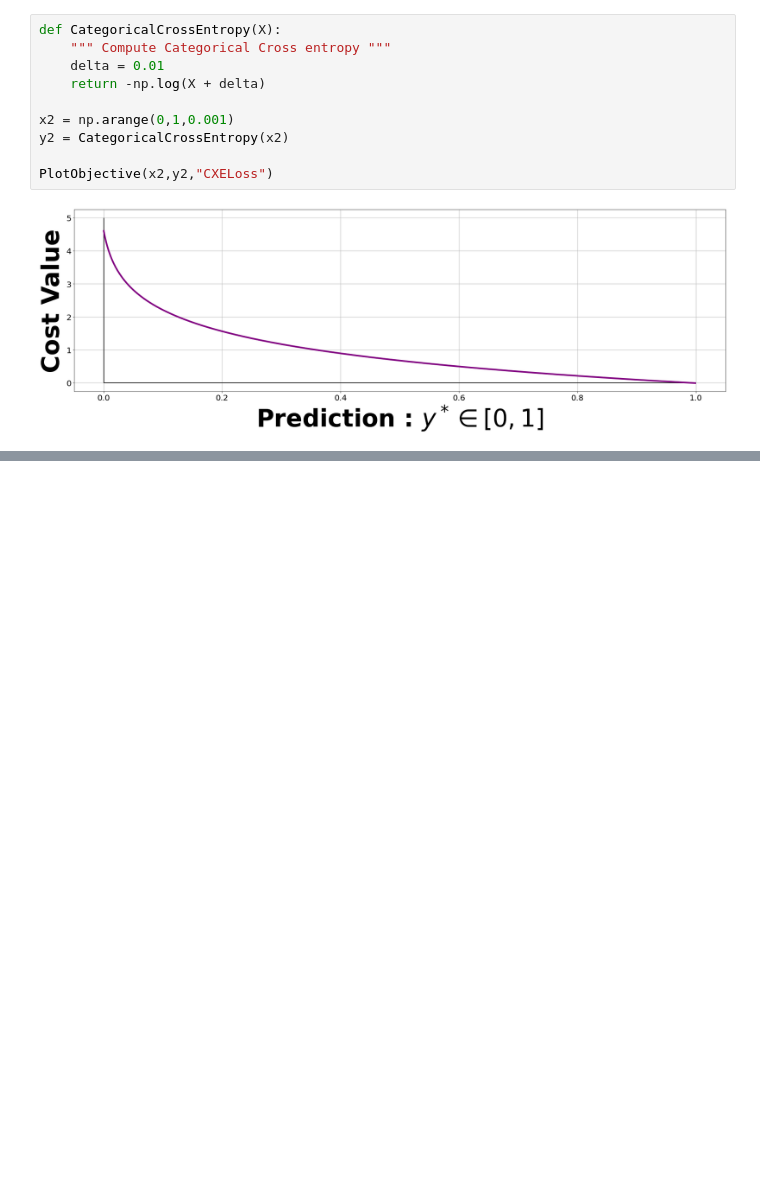
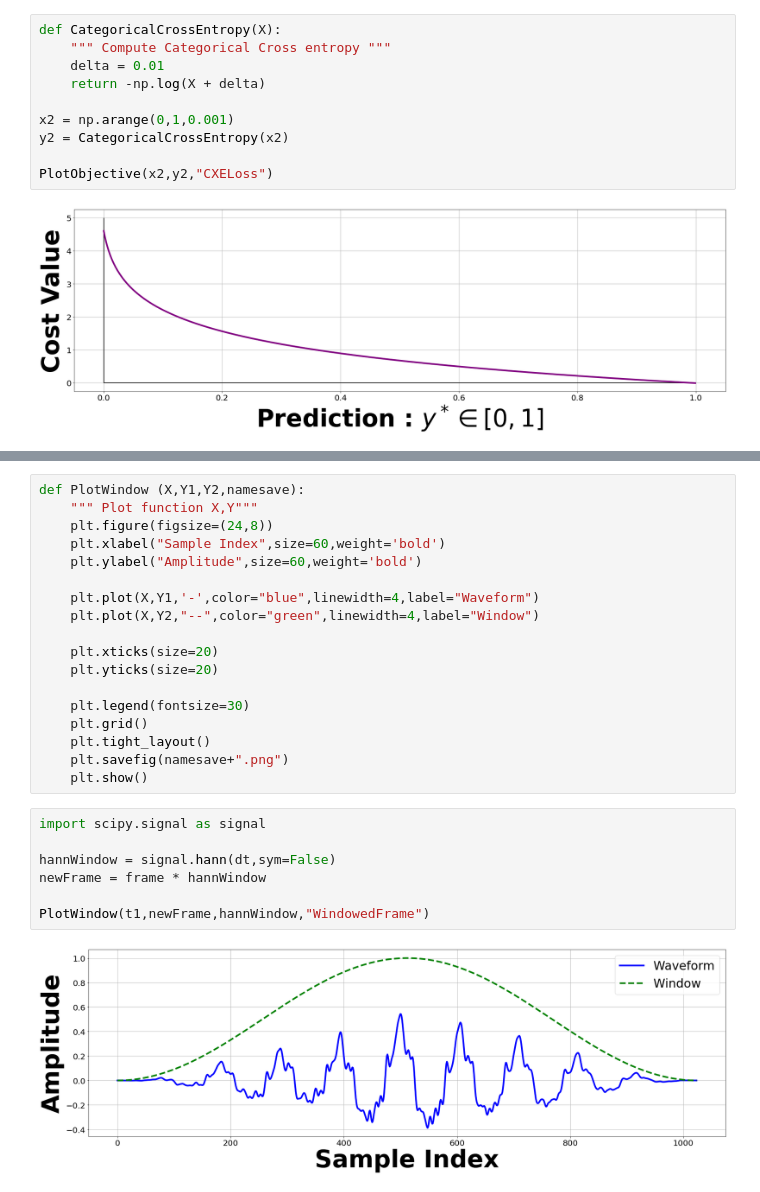
Before and after one commit to landonbuell/Buell-Senior-Thesis, a Jupyter notebook: Thesis/Figures/ThesisFigures.ipynb, the cells around one changed output, grey strips where cells are left out. Cells and saved outputs as stored; diff of their text form; blank space fills up the shorter version.

```diff
--- a/Thesis/Figures/ThesisFigures.ipynb
+++ b/Thesis/Figures/ThesisFigures.ipynb
@@ -73,0 +107,27 @@ PlotObjective(x2,y2,"CXELoss")
+# %%
+def PlotWindow (X,Y1,Y2,namesave):
+    """ Plot function X,Y"""
+    plt.figure(figsize=(24,8))
+    plt.xlabel("Sample Index",size=60,weight='bold')
+    plt.ylabel("Amplitude",size=60,weight='bold')
+
+    plt.plot(X,Y1,'-',color="blue",linewidth=4,label="Waveform")
+    plt.plot(X,Y2,"--",color="green",linewidth=4,label="Window")
+
+    plt.xticks(size=20)
+    plt.yticks(size=20)
+
+    plt.legend(fontsize=30)
+    plt.grid()
+    plt.tight_layout()
+    plt.savefig(namesave+".png")
+    plt.show()
+# %%
+import scipy.signal as signal
+
+hannWindow = signal.hann(dt,sym=False)
+newFrame = frame * hannWindow
+
+PlotWindow(t1,newFrame,hannWindow,"WindowedFrame")
+# %% [output]
+[figure, added]
```
Also changed, not shown: parts of 2 cells of this notebook, 49 other files.
